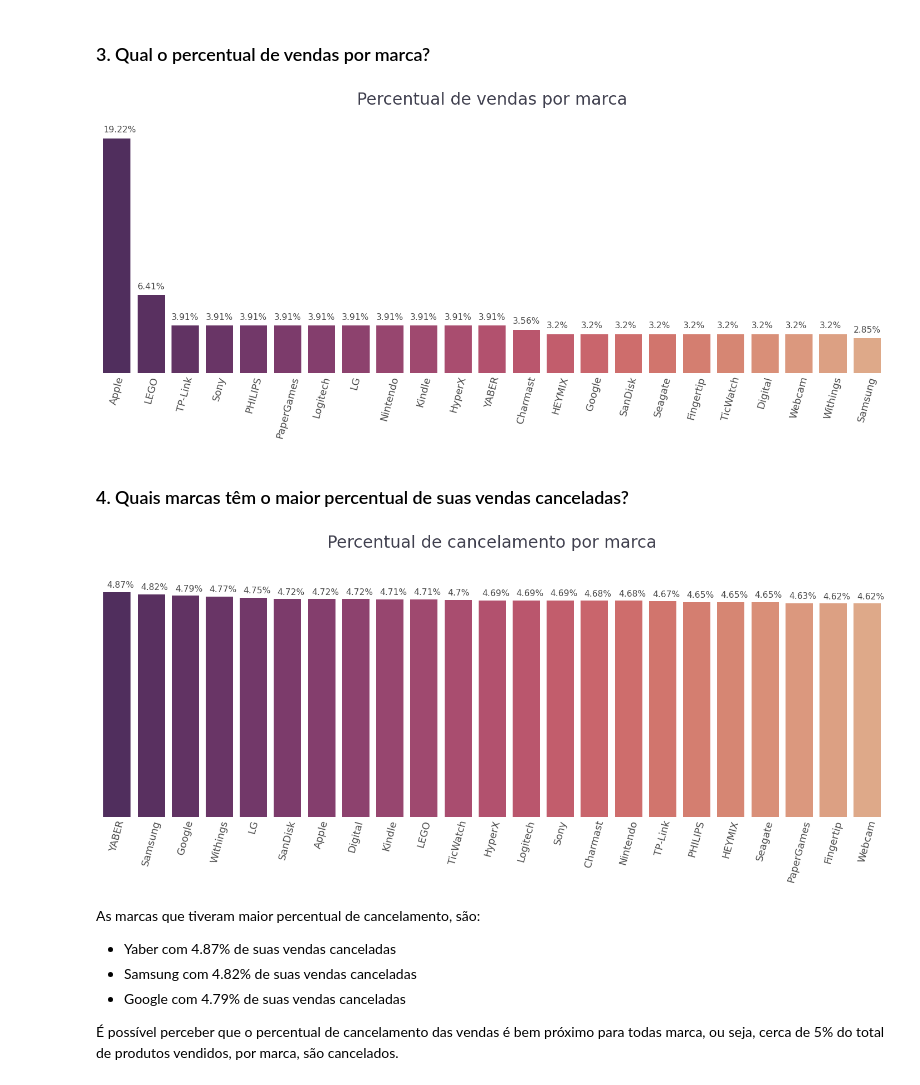
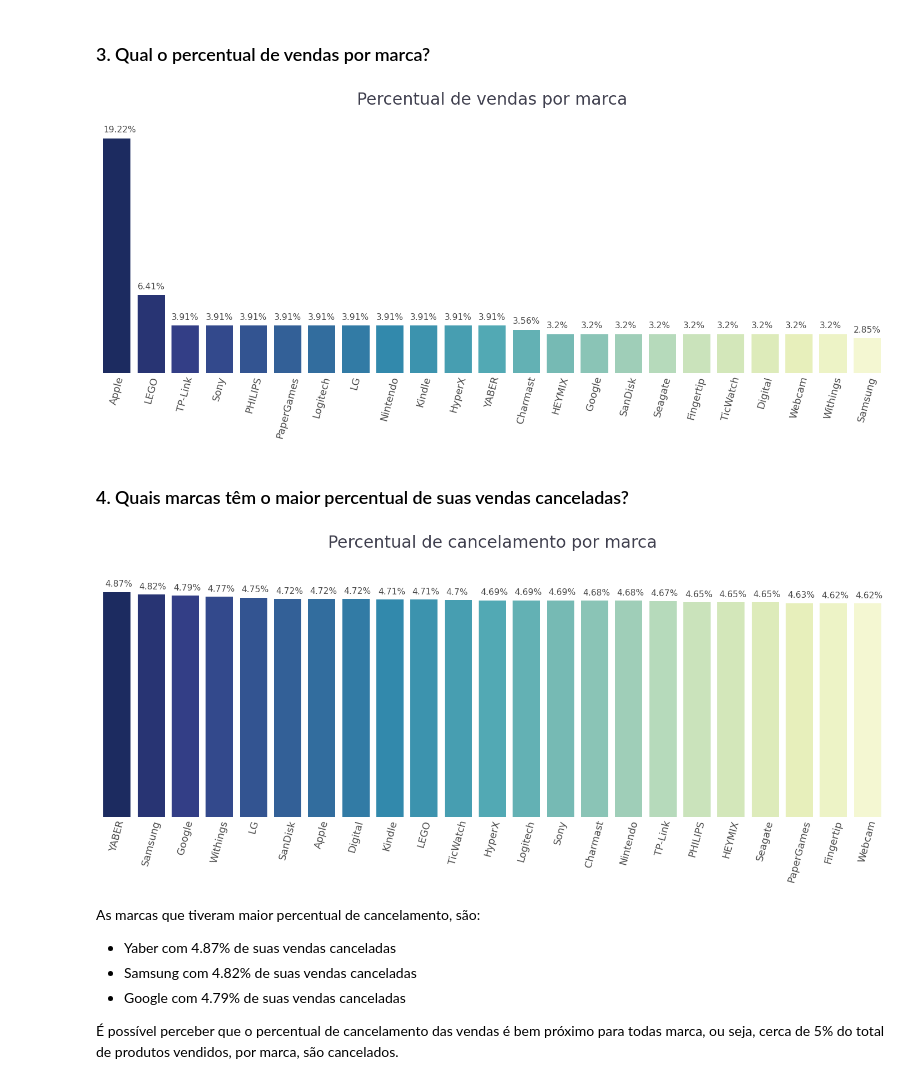
Before and after one commit to celsina/SQL_ecommerce, a Jupyter notebook: Analysis/Analysis_Ecommerce.ipynb, the cells around one changed output. Saved outputs shown, nothing was run; the diff lists cells and outputs as text; code cells hidden in the pictures.

```diff
--- a/Analysis/Analysis_Ecommerce.ipynb
+++ b/Analysis/Analysis_Ecommerce.ipynb
@@ -202,13 +202,13 @@ percent_cancelled = pd.DataFrame({'marcas': list_marcas,
 # Quantidade total de produtos vendidos por marca
 
 #criando a Figure e o Axes no matplotlib
-fig, ax = plt.subplots(figsize=(8,4))
+fig, ax = plt.subplots(figsize=(9,5))
 
 #criando o gráfico
 sns.barplot(x = sales_by_marca["marca"][:5],
             y = sales_by_marca["total_marcas"][:5],
             data = sales_by_marca,
-            palette = 'flare_r',
+            palette = 'YlGnBu_r',
             ax = ax) #cria o gráfico para colocar dentro do Axes
 
 #modificação do fundo
@@ -237,7 +237,7 @@ ax.set_xlabel('') # Cor da fonte
 for retangulo in ax.patches: # for para cada retângulo
     # Inserindo um texto no Axes
     ax.text(retangulo.get_x() + 0.25, # Posição x
-            retangulo.get_height() + 1000, # Posição y
+            retangulo.get_height() + 700, # Posição y
             f'{int(retangulo.get_height())}', # Texto que queremos colocar
             color = '#4c4c4c', # Cor do texto
             fontsize = 14) # Tamanho do texto
@@ -257,13 +257,13 @@ As marcas que venderam mais produtos (em termos de quantidade) foram:
 # Quantidade total de produtos cancelados por marca
 
 #criando a Figure e o Axes no matplotlib
-fig, ax = plt.subplots(figsize=(9,4))
+fig, ax = plt.subplots(figsize=(10,5))
 
 #criando o gráfico
 sns.barplot(x = cancelled_by_marca["marca"][:7],
             y = cancelled_by_marca["total_cancelled"][:7],
             data = cancelled_by_marca,
-            palette = 'flare_r',
+            palette = 'YlGnBu_r',
             ax = ax)
 
 #modificação do fundo
@@ -290,8 +290,8 @@ ax.set_xlabel('')
 
 #colocando os rótulos
 for retangulo in ax.patches:
-    ax.text(retangulo.get_x() + 0.2,
-            retangulo.get_height() + 40,
+    ax.text(retangulo.get_x() + 0.25,
+            retangulo.get_height() + 30,
             f'{int(retangulo.get_height())}',
             color='#4c4c4c',
             fontsize = 14)
@@ -321,7 +321,7 @@ fig, ax = plt.subplots(figsize=(20,9))
 sns.barplot(x = 'marcas',
             y = 'percent_sales',
             data = percent_sales,
-            palette = 'flare_r',
+            palette = 'YlGnBu_r',
             ax = ax)
 
 #modificação do fundo
@@ -358,7 +358,7 @@ for retangulo in ax.patches:
 #plotando o gráfico
 plt.tight_layout();
 # %% [output]
-[figure, old version]
+[figure, new version]
 # %% [markdown]
 ### 4. Quais marcas têm o maior percentual de suas vendas canceladas?
 # %%
@@ -371,7 +371,7 @@ fig, ax = plt.subplots(figsize=(20,9))
 sns.barplot(x = percent_cancelled["marcas"],
             y = percent_cancelled["percent_cancelled"],
             data = percent_cancelled,
-            palette = 'flare_r',
+            palette = 'YlGnBu_r',
             ax = ax) #criar o gráfico para colocar dentro do Axes
 
 #modificação do fundo
@@ -379,36 +379,36 @@ ax.set_frame_on(False) # Retirando o Frame (retângulo que encobre os gráficos)
 
 #adicionando um título
 ax.set_title('Percentual de cancelamento por marca',
              loc = 'center',
              pad = 60,
              fontdict = {'fontsize':30},
              color = '#3f3f4e')
 
 #retirando o eixo y
 ax.get_yaxis().set_visible(False)
 
 #retirando os ticks do eixo x
 ax.tick_params(axis = 'x',
                length = 0,
                rotation = 75,
                labelsize = 18,
                colors = '#4c4c4c')
 
 #ajustando o título do eixo x
 ax.set_xlabel('')
 
 #colocando os rótulos
 for retangulo in ax.patches:
-    ax.text(retangulo.get_x() + 0.1,
-            retangulo.get_height() + 0.1,
+    ax.text(retangulo.get_x() + 0.05,
+            retangulo.get_height() + 0.12,
             f'{retangulo.get_height()}%',
             color='#4c4c4c',
             fontsize = 15.5)
 
 #plotando o gráfico
 plt.tight_layout();
 # %% [output]
-[figure, old version]
+[figure, new version]
 # %% [markdown]
 As marcas que tiveram maior percentual de cancelamento, são:
 * Yaber com 4.87% de suas vendas canceladas
```
Also changed, not shown: parts of 2 cells of this notebook.
